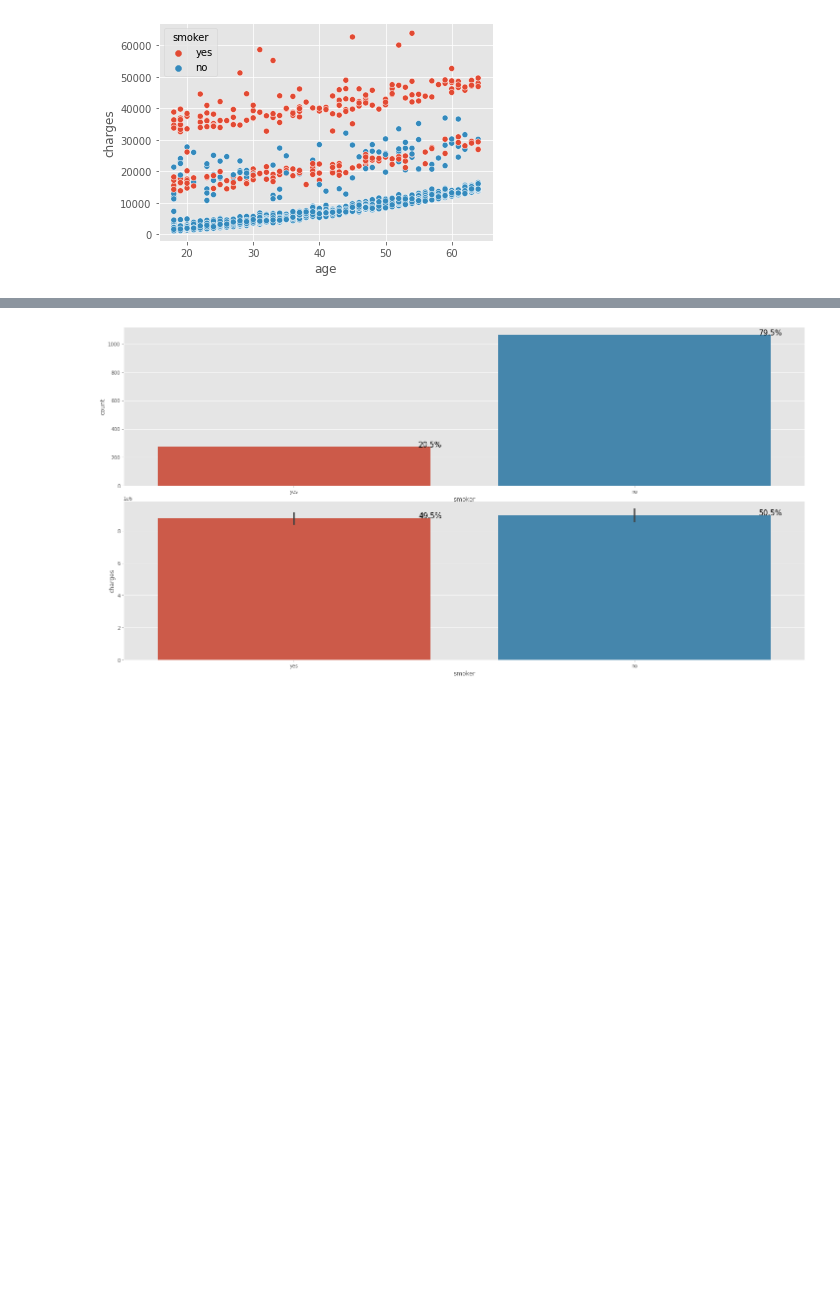
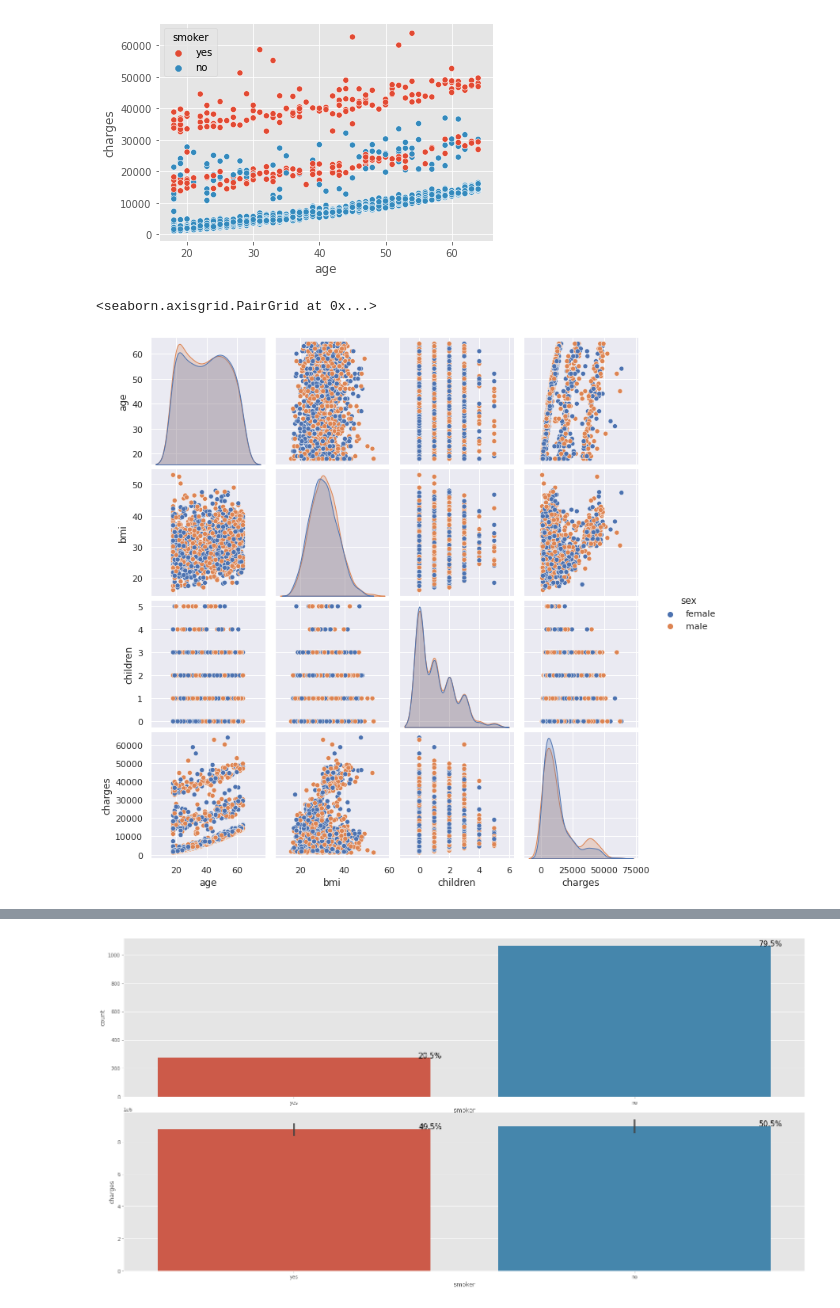
Before and after one commit to Anni-Ritter/Analysis_Dataset, a Jupyter notebook: Analysis.ipynb, the cells around one changed output, grey strips where cells are left out. Cells and saved outputs as stored; diff of their text form; code cells hidden in the pictures; blank space fills up the shorter version.

```diff
--- a/Analysis.ipynb
+++ b/Analysis.ipynb
@@ -216,3 +216,8 @@ sns.scatterplot(x='age', y='charges', hue="smoker", data=data)
 # %% [output]
 <matplotlib.axes._subplots.AxesSubplot at 0x...>
 [figure]
+# %%
+sns.pairplot(data=data, hue='sex')
+# %% [output]
+<seaborn.axisgrid.PairGrid at 0x...>
+[figure, added]
```
Also changed, not shown: parts of 3 cells of this notebook.
